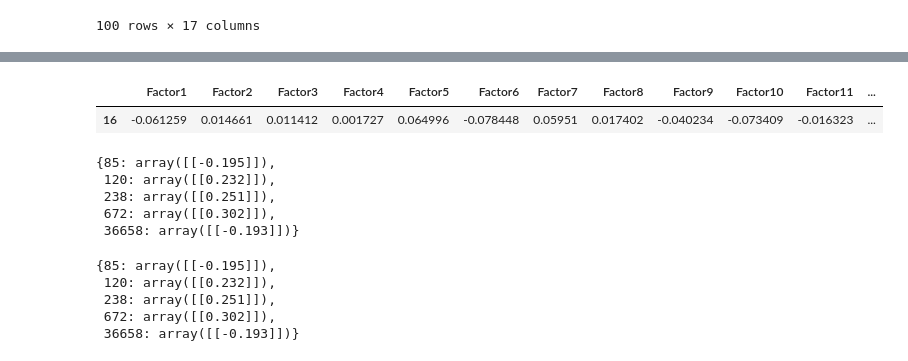
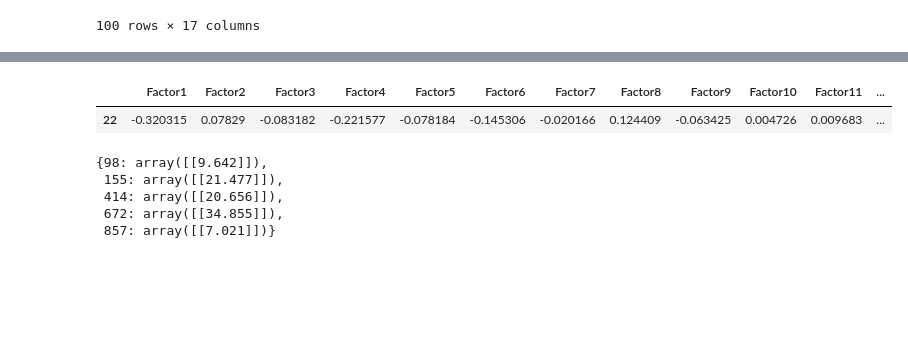
Before and after one commit to ah20776/CE888, a Jupyter notebook: Lab_4/my_recommender.ipynb, the cells around one changed output, grey strips where cells are left out. Saved outputs shown, nothing was run; the diff lists cells and outputs as text; code cells hidden in the pictures; blank space fills up the shorter version.

```diff
--- a/Lab_4/my_recommender.ipynb
+++ b/Lab_4/my_recommender.ipynb
@@ -324,35 +337,21 @@ array([], shape=(1, 0), dtype=float64)
 # %%
-user_factors= m_df_Users[(m_df_Users["User"] == 5338)]
+user_factors= m_df_Users[(m_df_Users["User"] == 3048)]
 user_factors = user_factors.drop('User', axis=1)
 user_factors
 # %% [output]
 |  | Factor1 | Factor2 | Factor3 | Factor4 | Factor5 | Factor6 | Factor7 | Factor8 | Factor9 | Factor10 | Factor11 | ... |
-| 16 | -0.061259 | 0.014661 | 0.011412 | 0.001727 | 0.064996 | -0.078448 | 0.05951 | 0.017402 | -0.040234 | -0.073409 | -0.016323 | ... |
+| 22 | -0.320315 | 0.07829 | -0.083182 | -0.221577 | -0.078184 | -0.145306 | -0.020166 | 0.124409 | -0.063425 | 0.004726 | 0.009683 | ... |
 # %%
-movie_ids = [85, 120, 672, 238, 36658]
+movie_ids = [98, 155, 414, 857, 672]
 ratings = {}
 for id in movie_ids:
   movie_factors = m_df[(m_df["Movie ID"] == id)]
   movie_factors = movie_factors.drop(["Movie ID", "Title"], axis=1)
-  ratings[id] = user_factors.values.dot(movie_factors.values.T)
+  ratings[id] = movie_factors.values.dot(movie_factors.values.T)
 ratings
 # %% [output]
-{85: array([[-0.195]]),
- 120: array([[0.232]]),
- 238: array([[0.251]]),
- 672: array([[0.302]]),
- 36658: array([[-0.193]])}
+{98: array([[9.642]]),
+ 155: array([[21.477]]),
+ 414: array([[20.656]]),
+ 672: array([[34.855]]),
+ 857: array([[7.021]])}
-# %%
-movie_ids = [85, 120, 672, 238, 36658]
-ratings = {}
-for id in movie_ids:
-  movie_factors = m_df[(m_df["Movie ID"] == id)]
-  movie_factors = movie_factors.drop(["Movie ID", "Title"], axis=1)
-  ratings[id] = user_factors.values.dot(movie_factors.values.T)
-ratings
-# %% [output]
-{85: array([[-0.195]]),
- 120: array([[0.232]]),
- 238: array([[0.251]]),
- 672: array([[0.302]]),
- 36658: array([[-0.193]])}
```
Also changed, not shown: parts of 14 cells of this notebook.
